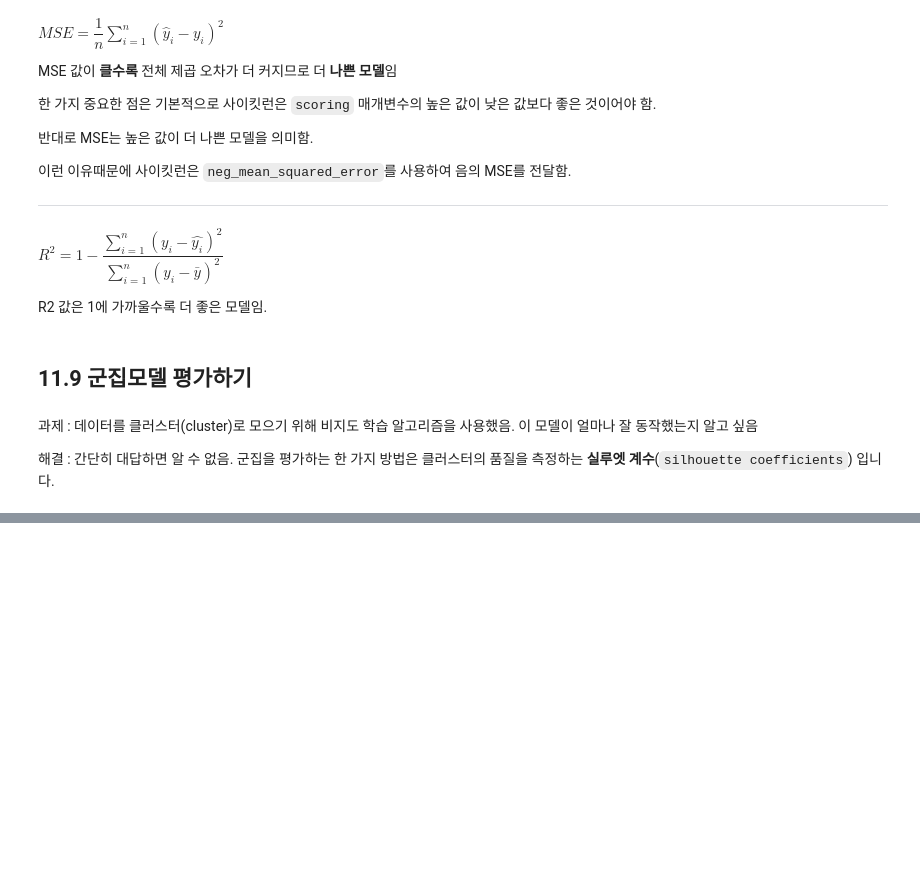
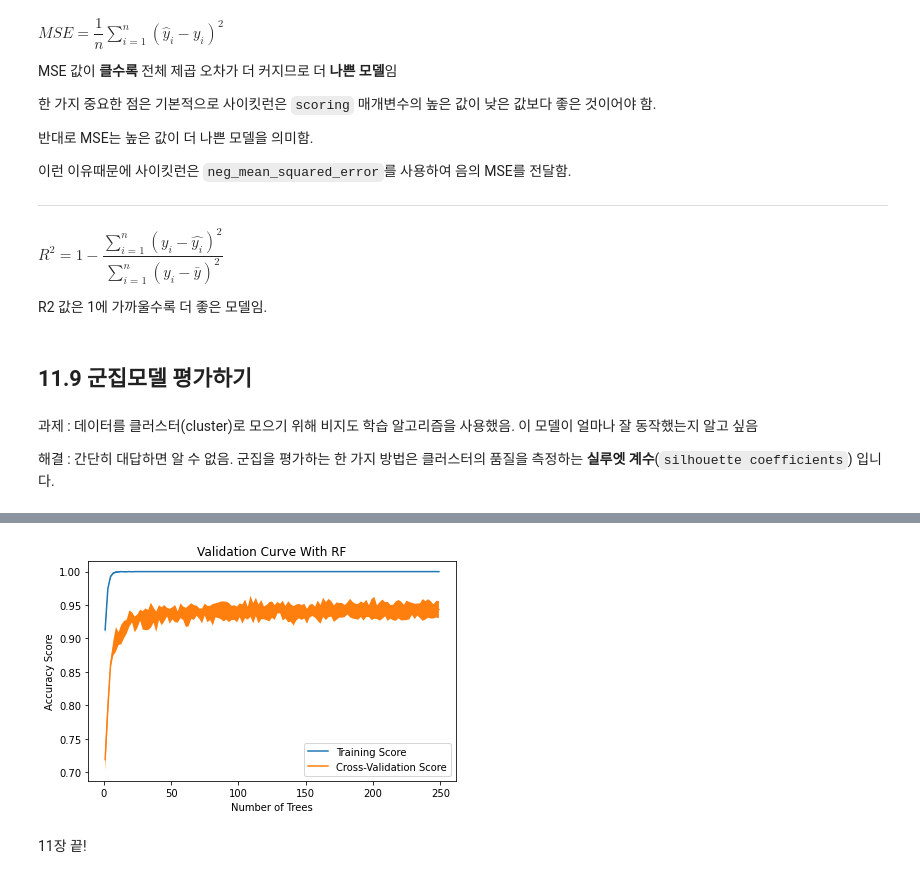
Before and after one commit to johyunkang/MLwithPythonCookbook, a Jupyter notebook: 11_모델평가.ipynb, the cells around one changed output, grey strips where cells are left out. Cells and saved outputs as stored; diff of their text form; code cells hidden in the pictures; blank space fills up the shorter version.

```diff
--- a/11_모델평가.ipynb
+++ b/11_모델평가.ipynb
@@ -580,0 +800,18 @@ R2 값은 1에 가까울수록 더 좋은 모델임.
+# %%
+plt.plot(param_range, train_mean, label="Training Score")
+plt.plot(param_range, test_mean, label='Cross-Validation Score')
+
+# 훈련 세트와 테스트 세트의 정확도에 대해 표준편차를 그래프로 그림
+plt.fill_between(param_range, train_mean - train_std, train_mean + train_std)
+plt.fill_between(param_range, test_mean - test_std, test_mean + test_std)
+
+plt.title('Validation Curve With RF')
+plt.xlabel('Number of Trees')
+plt.ylabel('Accuracy Score')
+plt.tight_layout()
+plt.legend(loc='best')
+plt.show()
+# %% [output]
+[figure, added]
+# %% [markdown]
+11장 끝!
```
Also changed, not shown: parts of 18 cells of this notebook.
